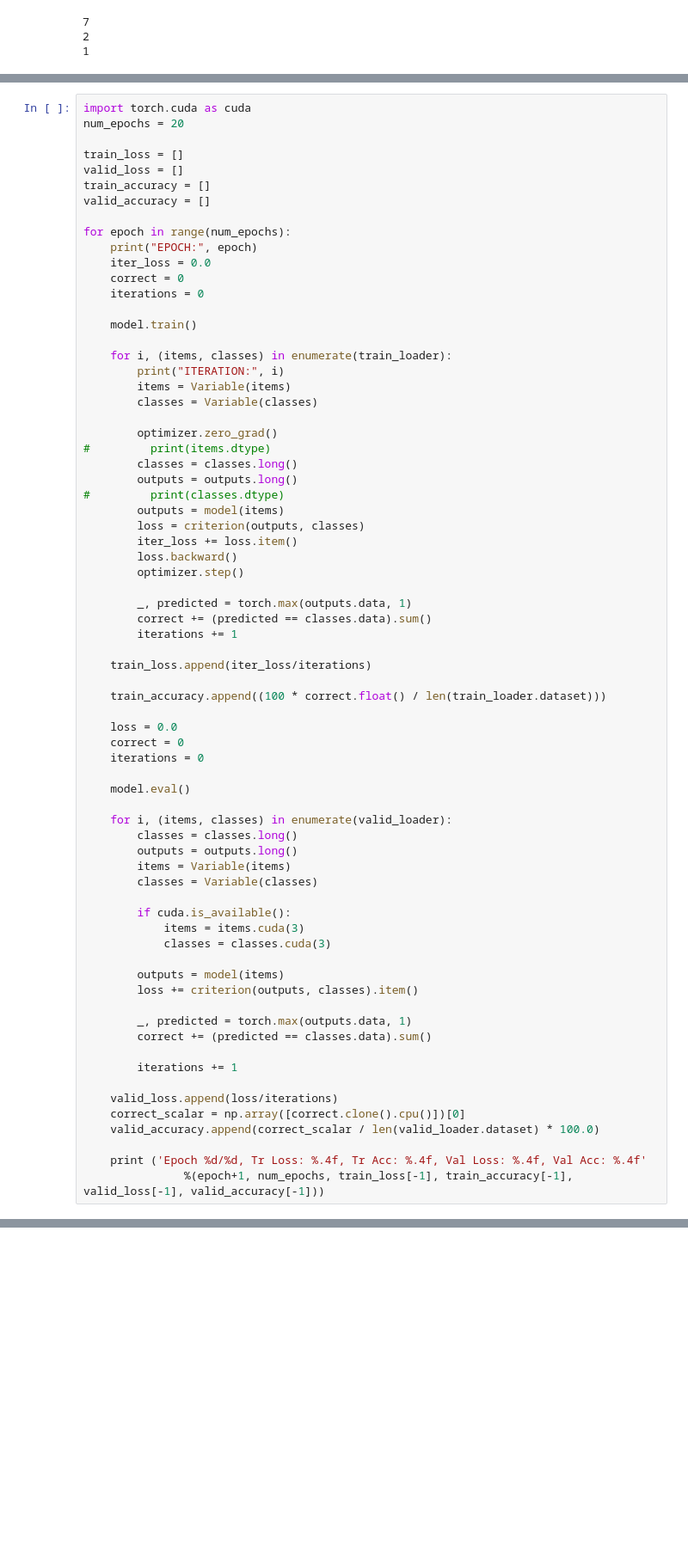
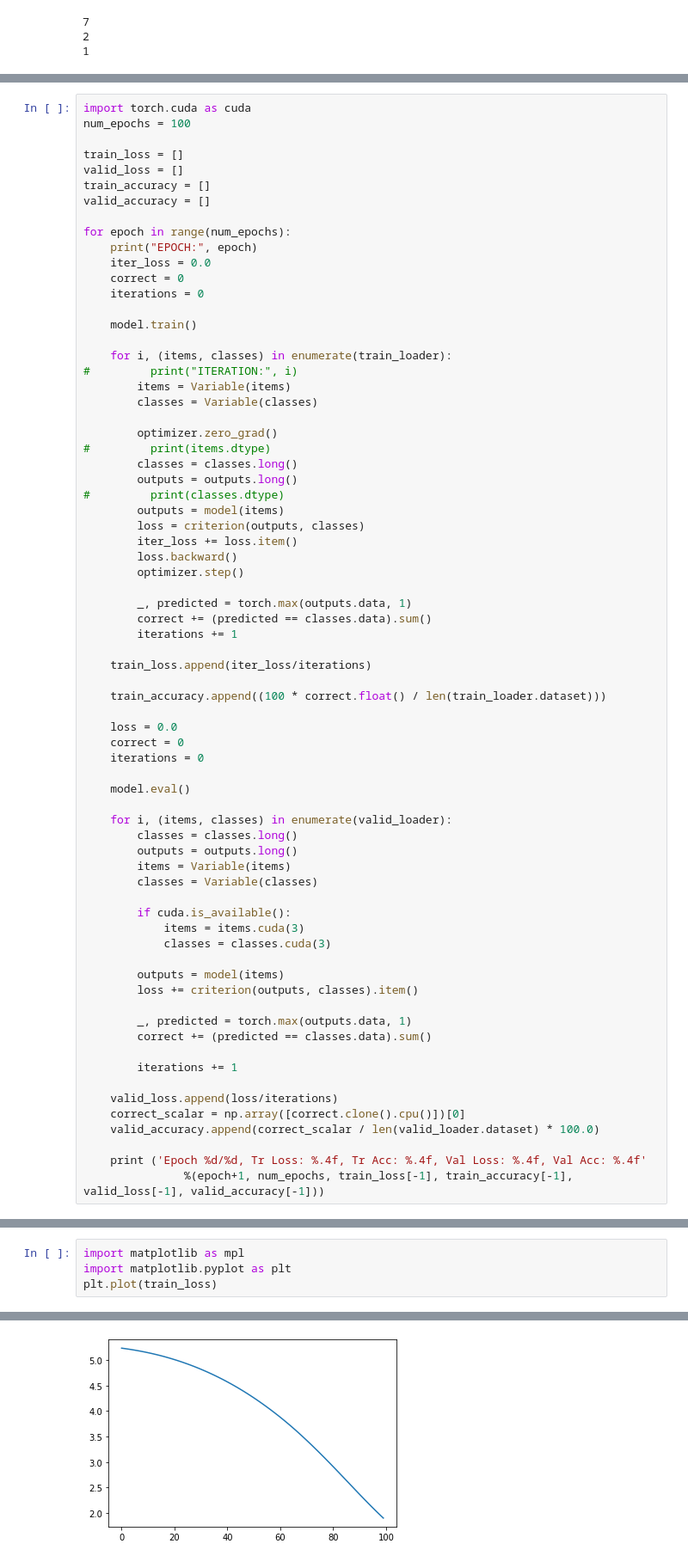
Before and after one commit to anuj-guptaa/EEG-Group7, a Jupyter notebook: preprocessing.ipynb, the cells around one changed output, grey strips where cells are left out. Shown at 86% size. Drawn from its saved outputs; the diff is of its cells as text; blank space fills up the shorter version.

Commit message:
SOME TRAINING

```diff
--- a/preprocessing.ipynb
+++ b/preprocessing.ipynb
@@ -444,7 +444,7 @@ torch.Size([30, 1, 801])
 torch.Size([30, 1])
 # %%
 import torch.cuda as cuda
-num_epochs = 20
+num_epochs = 100
 
 train_loss = []
 valid_loss = []
@@ -460,7 +460,7 @@ for epoch in range(num_epochs):
     model.train()
 
     for i, (items, classes) in enumerate(train_loader):
-        print("ITERATION:", i)
+#         print("ITERATION:", i)
         items = Variable(items)
         classes = Variable(classes)
 
@@ -533,0 +534,5 @@ Epoch 20/20, Tr Loss: 4.9787, Tr Acc: 0.0000, Val Loss: 4.9655, Val Acc: 0.0000
+# %%
+import matplotlib as mpl
+import matplotlib.pyplot as plt
+plt.plot(train_loss)
+# %% [output]
@@ -533,0 +540 @@ Epoch 20/20, Tr Loss: 4.9787, Tr Acc: 0.0000, Val Loss: 4.9655, Val Acc: 0.0000
+[figure, added]
```
Also changed, not shown: parts of 3 cells of this notebook.
